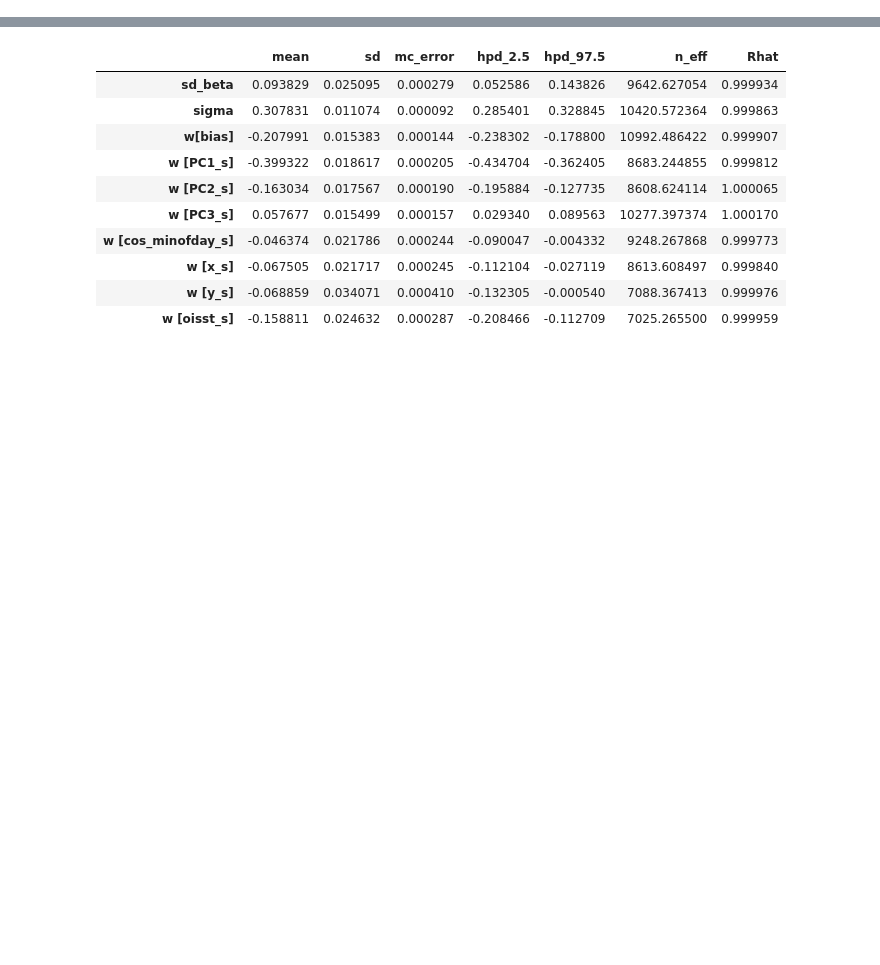
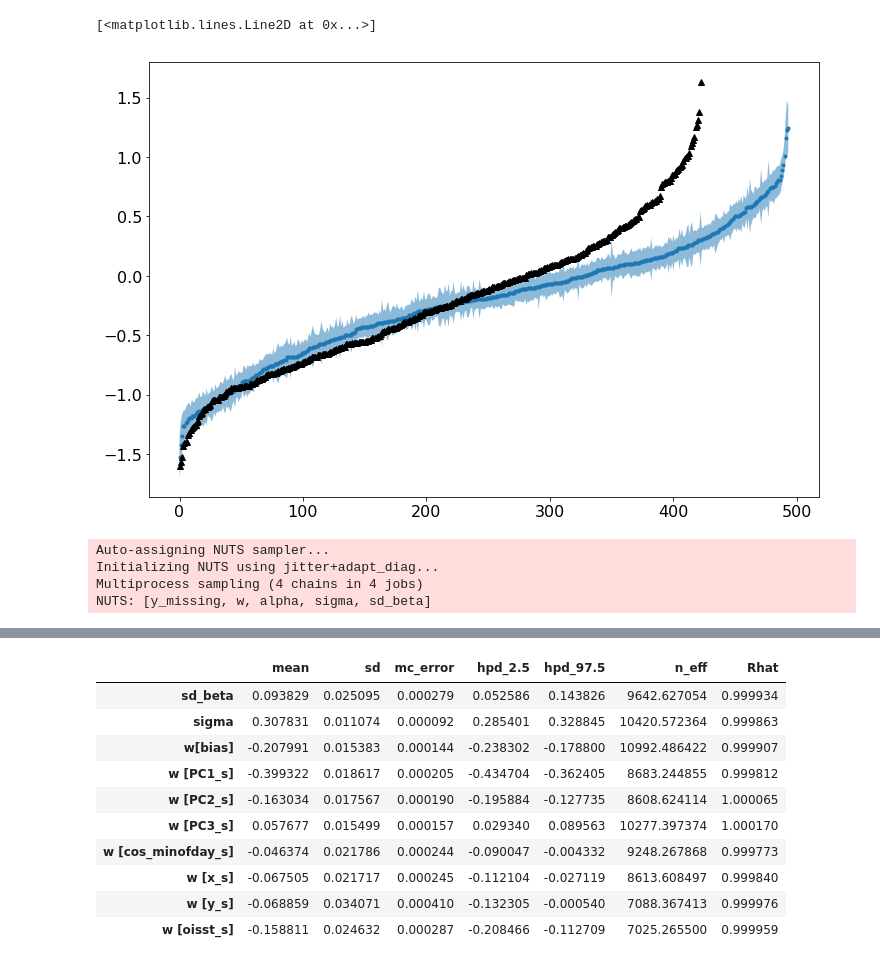
Before and after one commit to madHatter106/TOA_ML, a Jupyter notebook: TOA_ML_2_3_Bayesian_mlr_with temperature.ipynb, the cells around one changed output, grey strips where cells are left out. Cells and saved outputs as stored; diff of their text form; code cells hidden in the pictures; blank space fills up the shorter version.

```diff
--- a/TOA_ML_2_3_Bayesian_mlr_with temperature.ipynb
+++ b/TOA_ML_2_3_Bayesian_mlr_with temperature.ipynb
@@ -223,0 +281,6 @@ ax0ls = Plot_Model_Fits(t_lasso, m_lasso, title=title)
+# %%
+pred = m_lasso_na_.predict(X_s_na).T
+# %%
+pred_mean = pred.mean(axis=0)
+# %%
+hp = pm.hpd(pred)
@@ -223,0 +291,23 @@ ax0ls = Plot_Model_Fits(t_lasso, m_lasso, title=title)
+# %%
+ix = np.argsort(pred_mean)
+xi = np.arange(pred_mean.size)
+y_na_ma = np.ma.array(data=y_na, mask=np.isnan(y_na)).compressed()
+y_namaix = np.argsort(y_na_ma)
+xi_yna = np.arange(y_namaix.size)
+# %%
+pl.figure(figsize=(12, 8))
+pl.plot(xi, pred_mean[ix], marker='.', ls='')
+pl.plot()
+pl.fill_between(xi, hp[ix,0], hp[ix, 1], alpha=0.5)
+pl.plot(xi_yna, y_na_ma[y_namaix], marker='^', ls='', color='k')
+# %% [output]
+[<matplotlib.lines.Line2D at 0x...>]
+[figure, added]
+# %%
+m_lasso_na_ = PyMCModel(lasso_regression, X_s_na, y_na, model_name='lasso_w_imp')
+m_lasso_na_.fit()
+# %% [output]
+Auto-assigning NUTS sampler...
+Initializing NUTS using jitter+adapt_diag...
+Multiprocess sampling (4 chains in 4 jobs)
+NUTS: [y_missing, w, alpha, sigma, sd_beta]
```
Also changed, not shown: parts of 23 cells of this notebook.
